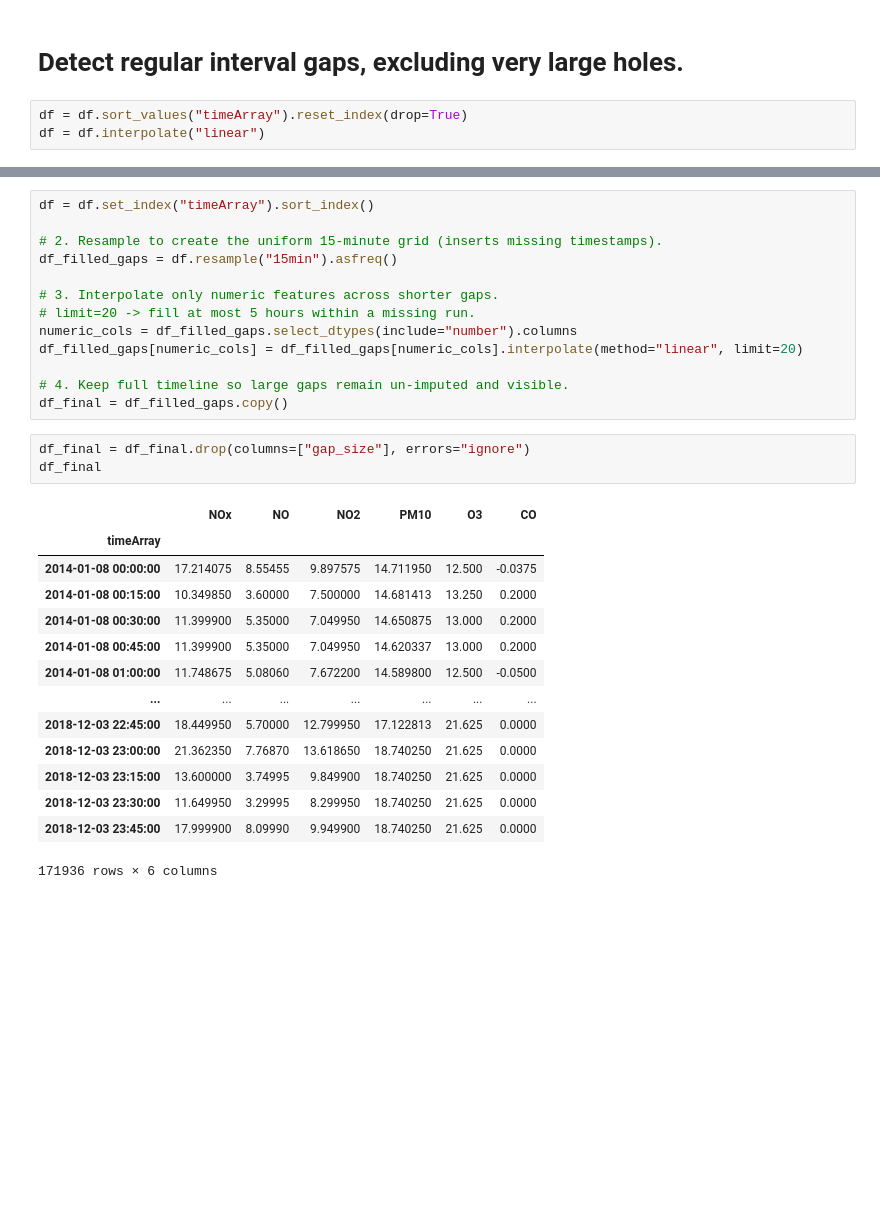
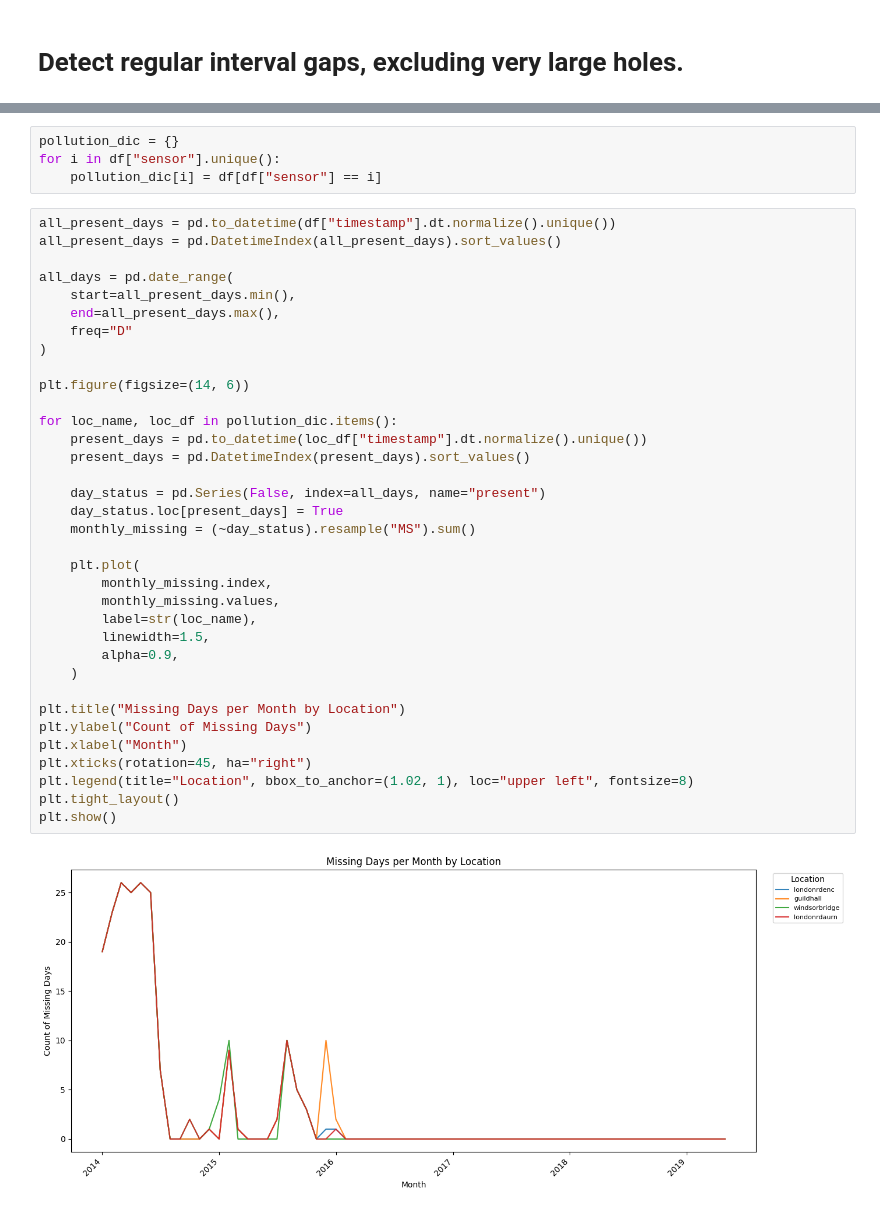
Before and after one commit to lucchinaluca/LLM-tool-calling-VIA-MCP-using-PM2.5-forecasting-model-as-tool, a Jupyter notebook: 1.pollution_data.ipynb, the cells around one changed output, grey strips where cells are left out. Saved outputs shown, nothing was run; the diff lists cells and outputs as text; blank space fills up the shorter version.

```diff
--- a/1.pollution_data.ipynb
+++ b/1.pollution_data.ipynb
@@ -241,5 +121,2 @@ Another large issue is missing days, but it would be not feasable to impute whol
 # %% [markdown]
 # Detect regular interval gaps, excluding very large holes.
-# %%
-df = df.sort_values("timeArray").reset_index(drop=True)
-df = df.interpolate("linear")
@@ -268,31 +123,41 @@ Name: count, dtype: int64
-# %%
-df = df.set_index("timeArray").sort_index()
-
-# 2. Resample to create the uniform 15-minute grid (inserts missing timestamps).
-df_filled_gaps = df.resample("15min").asfreq()
-
-# 3. Interpolate only numeric features across shorter gaps.
-# limit=20 -> fill at most 5 hours within a missing run.
-numeric_cols = df_filled_gaps.select_dtypes(include="number").columns
-df_filled_gaps[numeric_cols] = df_filled_gaps[numeric_cols].interpolate(method="linear", limit=20)
-
-# 4. Keep full timeline so large gaps remain un-imputed and visible.
-df_final = df_filled_gaps.copy()
-# %%
-df_final = df_final.drop(columns=["gap_size"], errors="ignore")
-df_final
-# %% [output]
-|  | NOx | NO | NO2 | PM10 | O3 | CO |
-| timeArray |  |  |  |  |  |  |
-| 2014-01-08 00:00:00 | 17.214075 | 8.55455 | 9.897575 | 14.711950 | 12.500 | -0.0375 |
-| 2014-01-08 00:15:00 | 10.349850 | 3.60000 | 7.500000 | 14.681413 | 13.250 | 0.2000 |
-| 2014-01-08 00:30:00 | 11.399900 | 5.35000 | 7.049950 | 14.650875 | 13.000 | 0.2000 |
-| 2014-01-08 00:45:00 | 11.399900 | 5.35000 | 7.049950 | 14.620337 | 13.000 | 0.2000 |
-| 2014-01-08 01:00:00 | 11.748675 | 5.08060 | 7.672200 | 14.589800 | 12.500 | -0.0500 |
-| ... | ... | ... | ... | ... | ... | ... |
-| 2018-12-03 22:45:00 | 18.449950 | 5.70000 | 12.799950 | 17.122813 | 21.625 | 0.0000 |
-| 2018-12-03 23:00:00 | 21.362350 | 7.76870 | 13.618650 | 18.740250 | 21.625 | 0.0000 |
-| 2018-12-03 23:15:00 | 13.600000 | 3.74995 | 9.849900 | 18.740250 | 21.625 | 0.0000 |
-| 2018-12-03 23:30:00 | 11.649950 | 3.29995 | 8.299950 | 18.740250 | 21.625 | 0.0000 |
-| 2018-12-03 23:45:00 | 17.999900 | 8.09990 | 9.949900 | 18.740250 | 21.625 | 0.0000 |
-171936 rows × 6 columns
+# %%
+pollution_dic = {}
+for i in df["sensor"].unique():
+    pollution_dic[i] = df[df["sensor"] == i]
+# %%
+all_present_days = pd.to_datetime(df["timestamp"].dt.normalize().unique())
+all_present_days = pd.DatetimeIndex(all_present_days).sort_values()
+
+all_days = pd.date_range(
+    start=all_present_days.min(),
+    end=all_present_days.max(),
+    freq="D"
+)
+
+plt.figure(figsize=(14, 6))
+
+for loc_name, loc_df in pollution_dic.items():
+    present_days = pd.to_datetime(loc_df["timestamp"].dt.normalize().unique())
+    present_days = pd.DatetimeIndex(present_days).sort_values()
+
+    day_status = pd.Series(False, index=all_days, name="present")
+    day_status.loc[present_days] = True
+    monthly_missing = (~day_status).resample("MS").sum()
+
+    plt.plot(
+        monthly_missing.index,
+        monthly_missing.values,
+        label=str(loc_name),
+        linewidth=1.5,
+        alpha=0.9,
+    )
+
+plt.title("Missing Days per Month by Location")
+plt.ylabel("Count of Missing Days")
+plt.xlabel("Month")
+plt.xticks(rotation=45, ha="right")
+plt.legend(title="Location", bbox_to_anchor=(1.02, 1), loc="upper left", fontsize=8)
+plt.tight_layout()
+plt.show()
+# %% [output]
+[figure, added]
```
Also changed, not shown: parts of 36 cells of this notebook, 11 other files.
